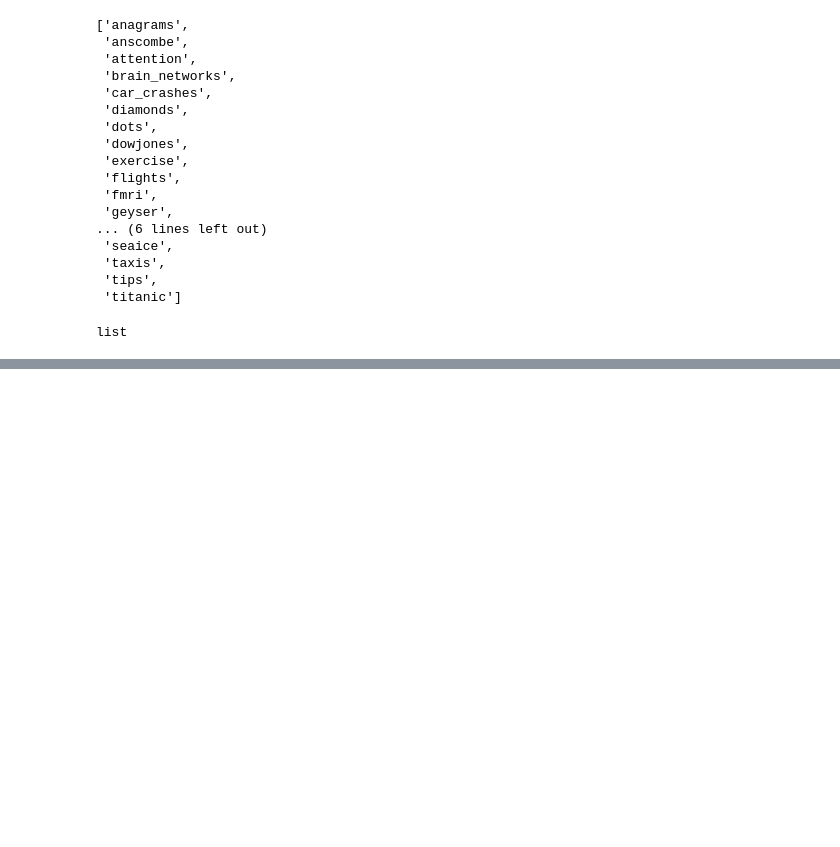
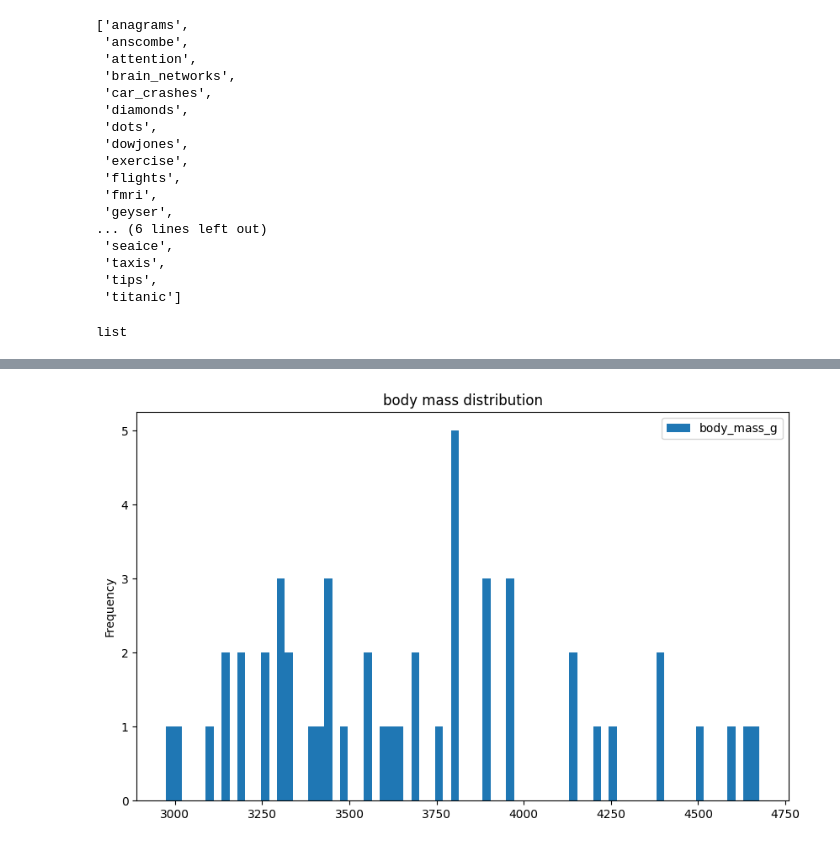
Before and after one commit to sabrina-corona-94/big-data-applications-02.02.26, a Jupyter notebook: jupyter_notebooks/.ipynb, the cells around one changed output, grey strips where cells are left out. Saved outputs shown, nothing was run; the diff lists cells and outputs as text; code cells hidden in the pictures; blank space fills up the shorter version.

```diff
--- a/jupyter_notebooks/.ipynb
+++ b/jupyter_notebooks/.ipynb
@@ -348,0 +697,4 @@ print (F"seborn python library contains {len(set(sns.get_dataset_names))}")
+# %%
+df = sns.load_dataset('penguins')
+df = df.head(50)
+df.head()
@@ -348,0 +708,5 @@ print (F"seborn python library contains {len(set(sns.get_dataset_names))}")
+# %%
+df.plot(kind='hist', y='body_mass_g', bins=75, figsize=(10,6), title='body mass distribution')
+plt.show()
+# %% [output]
+[figure, added]
```
Also changed, not shown: parts of 47 cells of this notebook.
